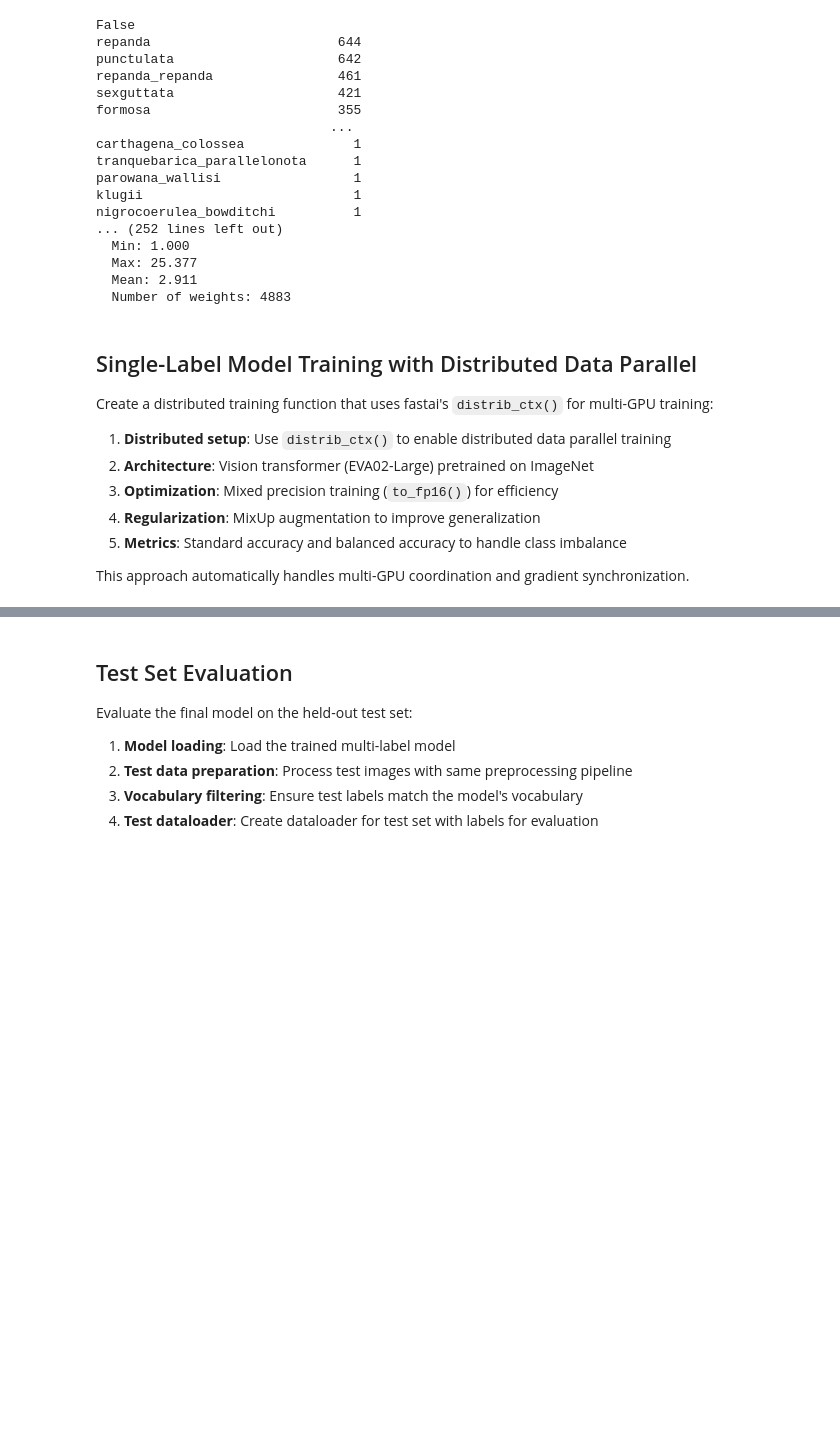
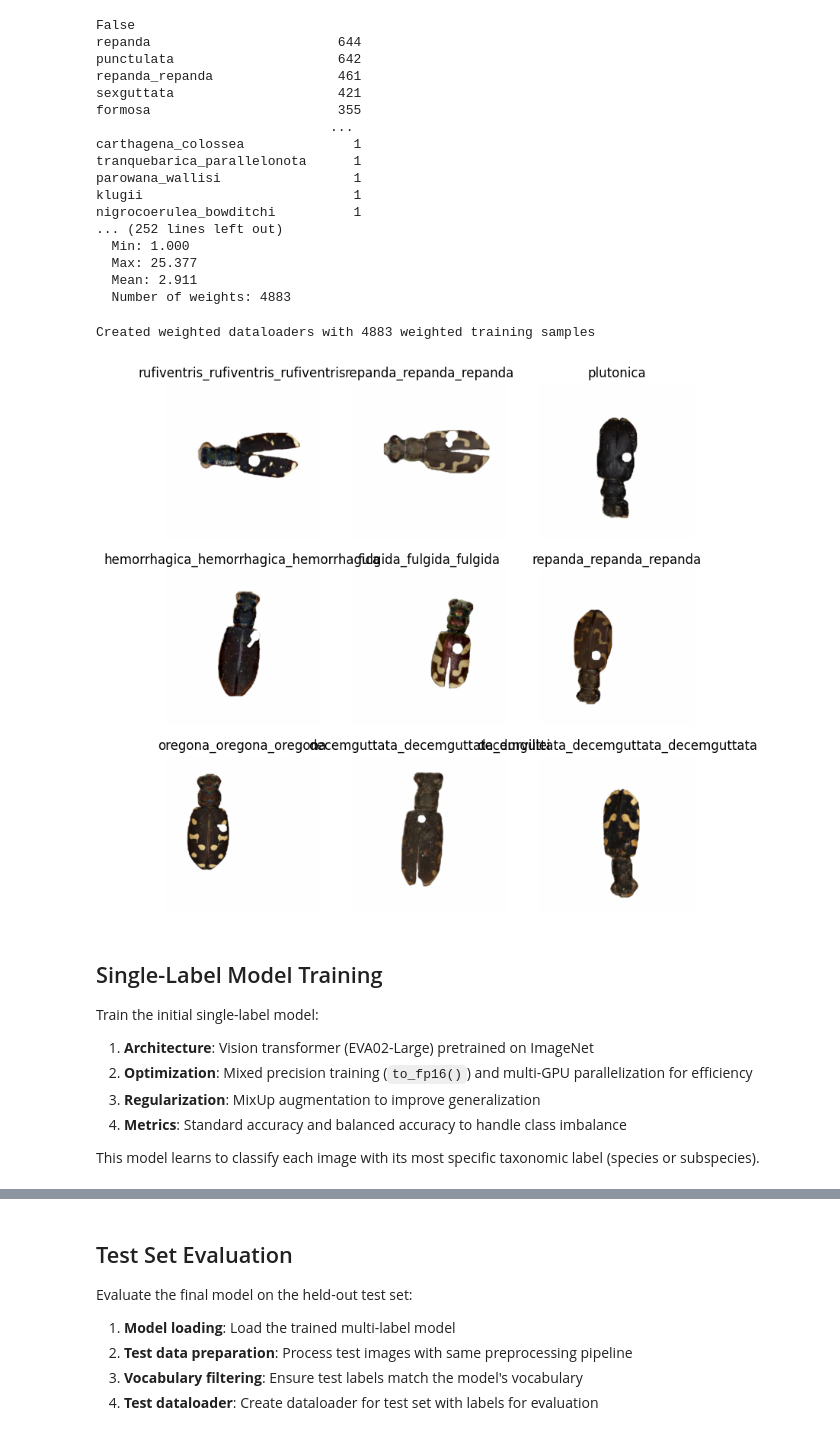
Before and after one commit to de-Medeiros-insect-lab/Cicindelinae_ID, a Jupyter notebook: Run_multilabel_fastai.ipynb, the cells around one changed output, grey strips where cells are left out. Cells and saved outputs as stored; diff of their text form; code cells hidden in the pictures; blank space fills up the shorter version.

```diff
--- a/Run_multilabel_fastai.ipynb
+++ b/Run_multilabel_fastai.ipynb
@@ -19,7 +19,6 @@ from pathlib import Path
 import pandas as pd
 from fastai.vision.all import *
 from fastai.distributed import *
-from accelerate import notebook_launcher
 from timm.loss import AsymmetricLossMultiLabel
 import matplotlib.pyplot as plt
 import numpy as np
@@ -31,13 +30,11 @@ from torch.utils.data import WeightedRandomSampler
 
 
 export_path = Path("exported_fastai_models")
-batch_size = 8
+batch_size = 16
 resize_dim = 448
-n_workers = 4
-p_memory = False
-p_workers = False
-arch = 'eva02_large_patch14_448.mim_m38m_ft_in22k_in1k'
-#arch = 'resnet18'
+n_workers = 20
+#arch = 'eva02_large_patch14_448.mim_m38m_ft_in22k_in1k'
+arch = 'resnet18'
 
 os.makedirs(export_path, exist_ok=True)
 %matplotlib inline
@@ -375,16 +358,35 @@ df_processed = df.assign(labels=df['labels'].apply(lambda x: '_'.join(x)))
+# %%
+# Prepare the processed dataframe
+df_processed = df.assign(labels=df['labels'].apply(lambda x: '_'.join(x)))
+
+# Create weighted dataloaders directly using DataBlock.weighted_dataloaders()
+dls_sl = dblock_sl.weighted_dataloaders(
+    df_processed,           # source data
+    wgts=sample_weights,    # weights for training samples
+    bs=batch_size,
+    num_workers=n_workers,
+    pin_memory=True,
+    persistent_workers=True,
+    prefetch_factor=6
+)
+
+print(f"\nCreated weighted dataloaders with {len(sample_weights)} weighted training samples")
+# %% [output]
+Created weighted dataloaders with 4883 weighted training samples
 # %%
 # Display a batch of training images with their labels
-#dls_cpu.show_batch()
+dls_sl.show_batch()
+# %% [output]
+[figure, added]
 # %% [markdown]
-## Single-Label Model Training with Distributed Data Parallel
+## Single-Label Model Training
 
-Create a distributed training function that uses fastai's `distrib_ctx()` for multi-GPU training:
+Train the initial single-label model:
 
-1. **Distributed setup**: Use `distrib_ctx()` to enable distributed data parallel training
-2. **Architecture**: Vision transformer (EVA02-Large) pretrained on ImageNet
-3. **Optimization**: Mixed precision training (`to_fp16()`) for efficiency
-4. **Regularization**: MixUp augmentation to improve generalization
-5. **Metrics**: Standard accuracy and balanced accuracy to handle class imbalance
+1. **Architecture**: Vision transformer (EVA02-Large) pretrained on ImageNet
+2. **Optimization**: Mixed precision training (`to_fp16()`) and multi-GPU parallelization for efficiency
+3. **Regularization**: MixUp augmentation to improve generalization
+4. **Metrics**: Standard accuracy and balanced accuracy to handle class imbalance
 
-This approach automatically handles multi-GPU coordination and gradient synchronization.
+This model learns to classify each image with its most specific taxonomic label (species or subspecies).
 # %%
```
Also changed, not shown: parts of 22 cells of this notebook.
